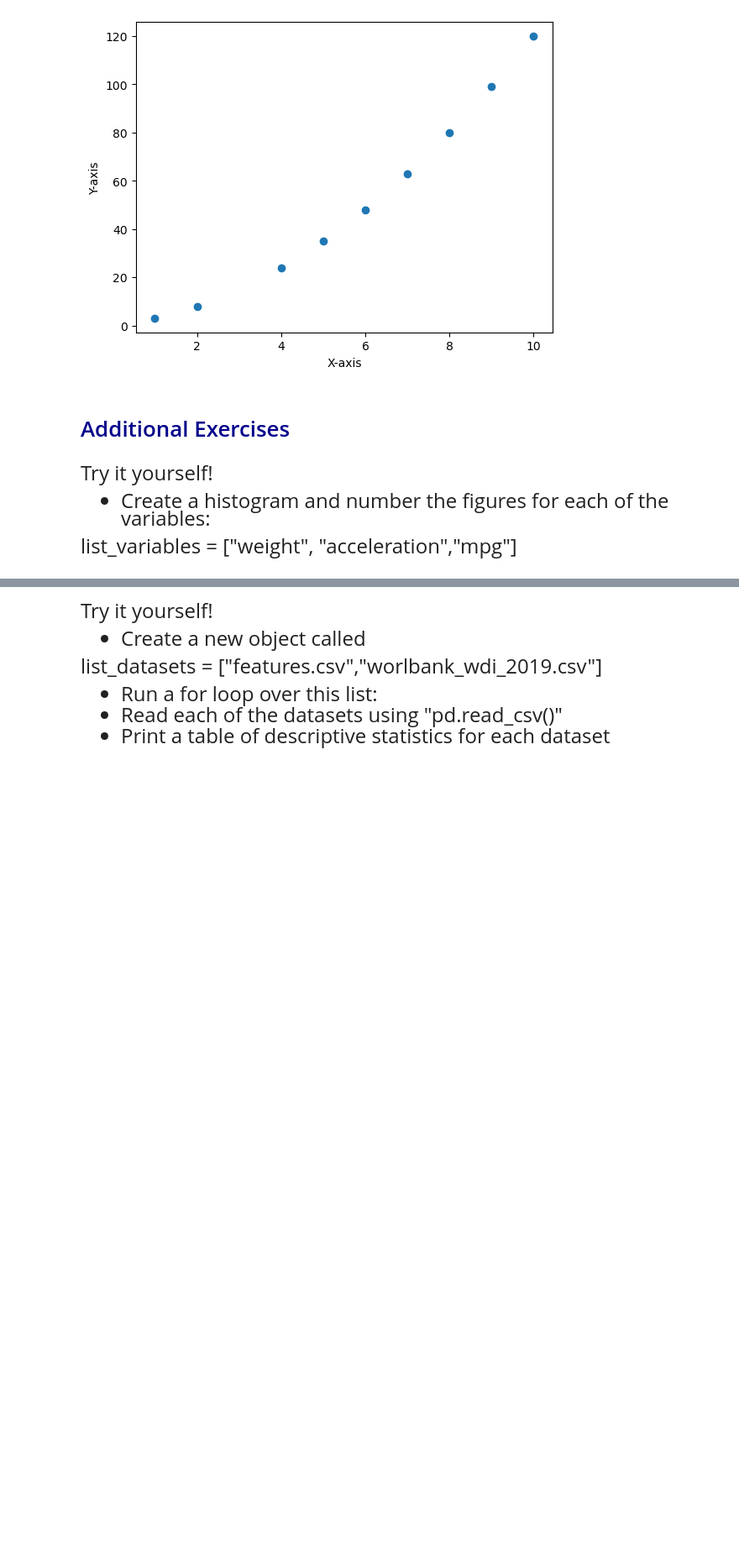
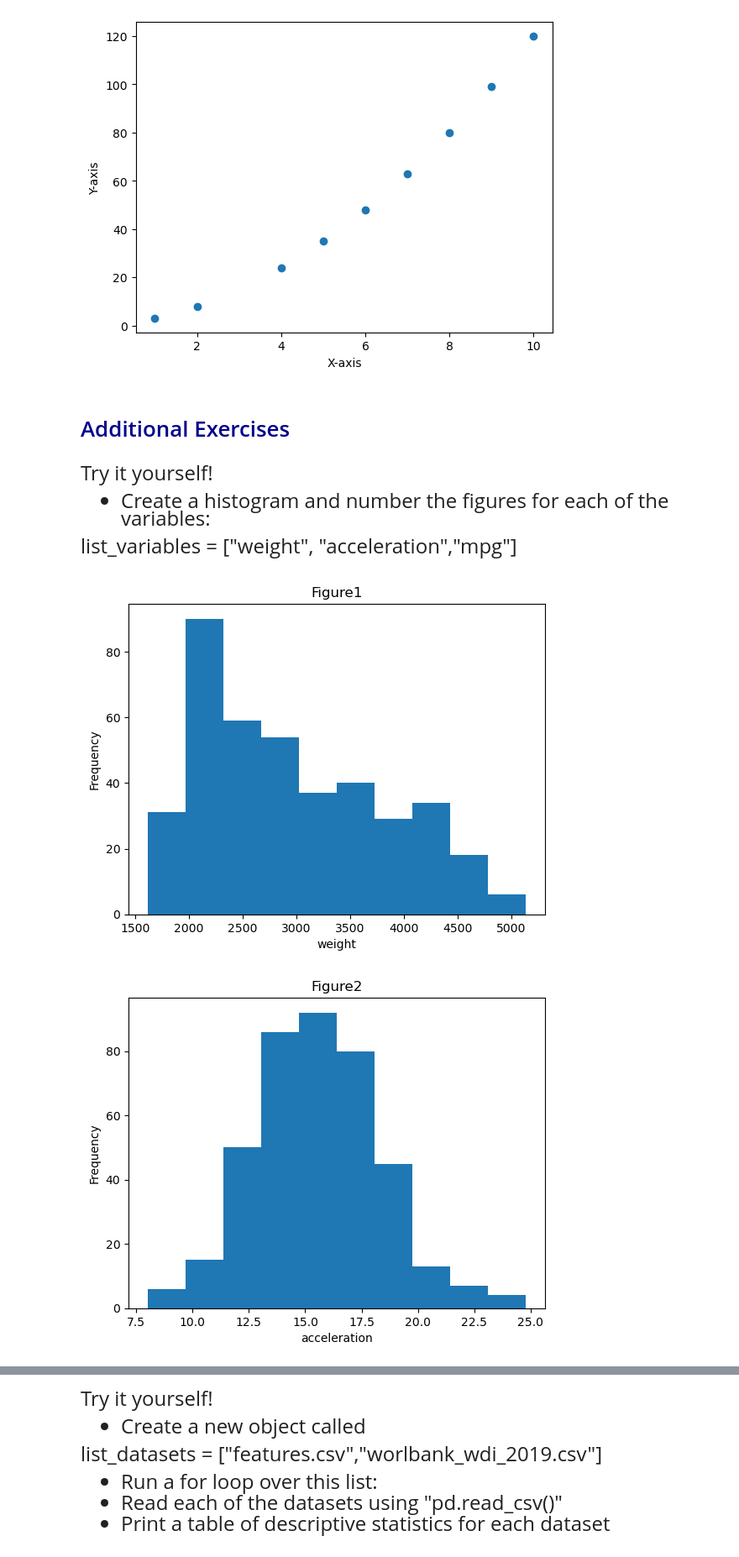
Before and after one commit to ashye1212/qtm530fall2024, a Jupyter notebook: Lecture 07/Lecture 7a - Loops.ipynb, the cells around one changed output, grey strips where cells are left out. Shown: that part at 84% size. Saved outputs shown, nothing was run; the diff lists cells and outputs as text; code cells hidden in the pictures; blank space fills up the shorter version.

```diff
--- a/Lecture 07/Lecture 7a - Loops.ipynb
+++ b/Lecture 07/Lecture 7a - Loops.ipynb
@@ -376,0 +412,16 @@ list_variables = ["weight", "acceleration","mpg"]
+# %%
+# Write down your own code:
+
+list_variables = ["weight", "acceleration", "mpg"]
+
+index = 1
+for variable in list_variables:
+    plt.hist(carfeatures[variable])
+    plt.title("Figure" + str(index))
+    plt.xlabel(variable)
+    plt.ylabel("Frequency")
+    plt.show()
+    index = index + 1
+# %% [output]
+[figure, added]
+[figure, added]
```
Also changed, not shown: parts of 13 cells of this notebook, 4 other files.
